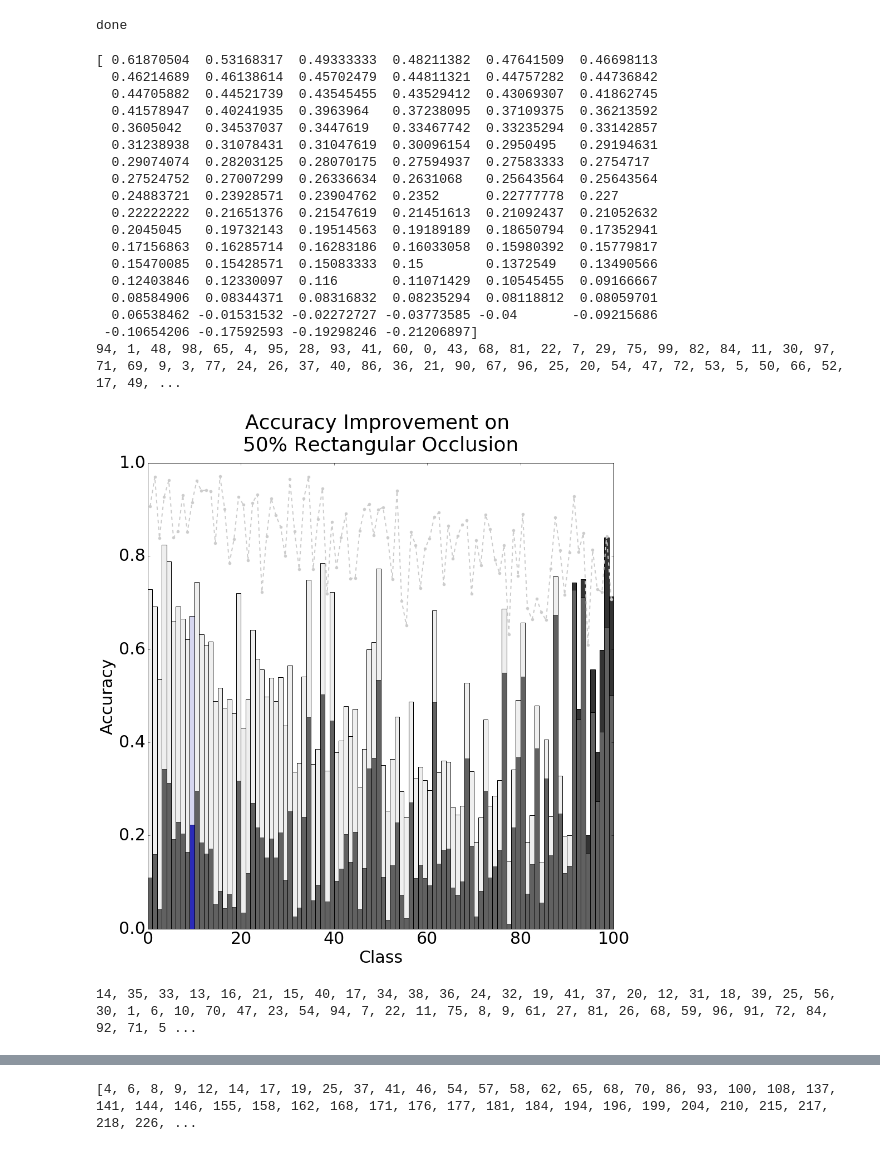
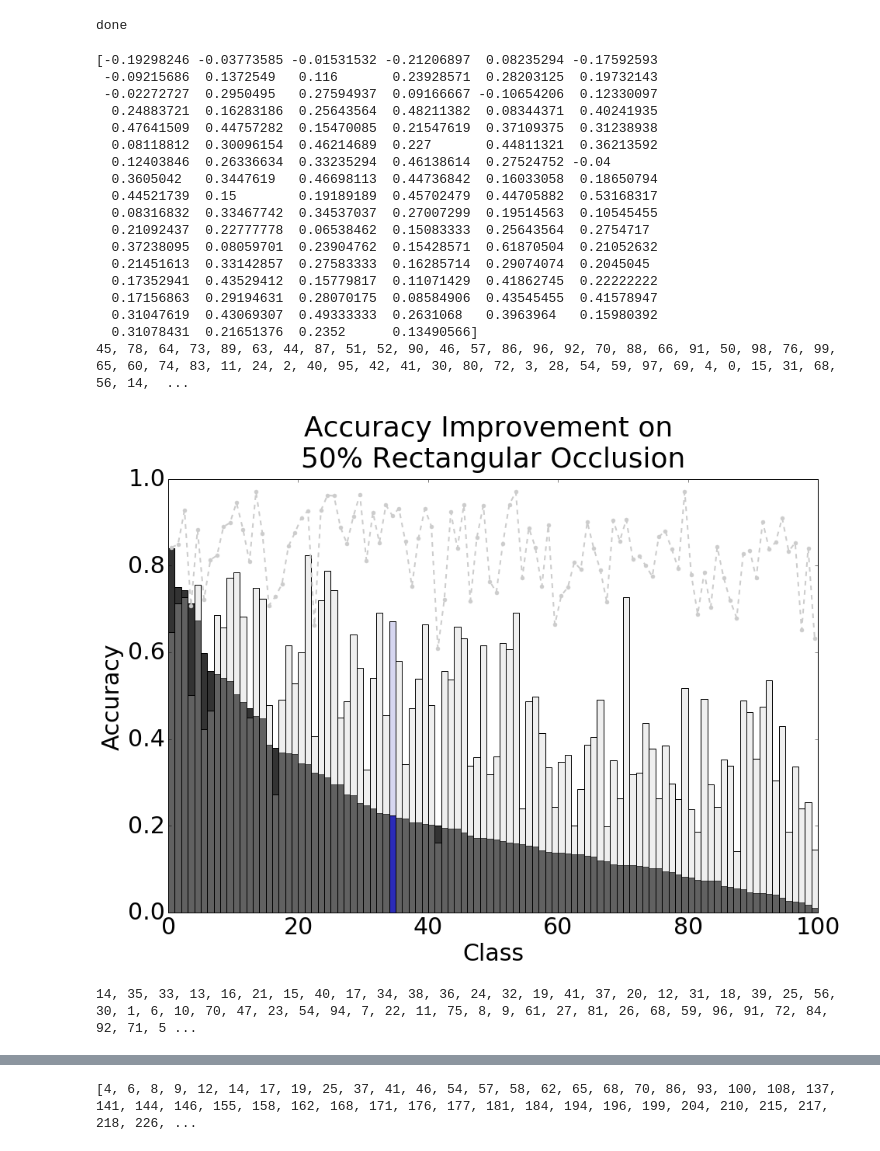
Before and after one commit to Definiter/occlusion-project, a Jupyter notebook: src/visualize_img2vec.ipynb, the cells around one changed output, grey strips where cells are left out. Saved outputs shown, nothing was run; the diff lists cells and outputs as text; code cells hidden in the pictures.

```diff
--- a/src/visualize_img2vec.ipynb
+++ b/src/visualize_img2vec.ipynb
@@ -312,17 +312,52 @@ import matplotlib.pyplot as plt
 %matplotlib inline
 from constant import *
 
+
+
+
+
+
 for model_type_str in model_type_strs:
     for model_name in model_names:
         sys.stdout.write('{}, {}\n'.format(model_type_str, model_name))
         for test_type_str in test_type_strs:
             for test_name in test_names:
                 config_key = (model_type_str, model_name, test_type_str, test_name)
+                indexed_in_lmdb = []
                 for i, label in enumerate(sample_mask_class):
                     for vec_index in sample_mask_vector:
-                        sampled_vec.append(vector_data[config_key][label][vec_index][0])
+                        indexed_in_lmdb.append(vector_data[config_key][label][vec_index][2])
+
+                lmdb_env = lmdb.open('/home/haow3/occlusion-project/data/imagenet/lmdb/test_crop_30')
+                lmdb_txn = lmdb_env.begin()
+                lmdb_cursor = lmdb_txn.cursor()
+                datum = caffe.proto.caffe_pb2.Datum()
+
+                for target_label in target_labels:
+                    count = 0
+                    for key, value in lmdb_cursor:
+                        datum.ParseFromString(value)
+                        label = datum.label
+                        if not target_label == label:
+                            continue
+                        data = caffe.io.datum_to_array(datum)
+                        image_data = [[[0 for i in range(3)] for j in range(256)] for k in range(256)]
+                        for channel in range(len(data)):
+                            for x in range(len(data[0])):
+                                for y in range(len(data[0][0])):
+                                    image_data[x][y][2 - channel] = data[channel][x][y]
+                        images[target_label].append(copy.copy(image_data))
+                        count += 1
+                        if count == 10:
+                            break
+
+
+                f = open('/home/haow3/{}.txt'.format(model_type_str + model_name), 'w')
+                lines = ['{} {}\n'.format(x[0], x[1]) for x in X]
+                f.writelines(lines)
+                f.close()
 # %%
-plt.rcParams['figure.figsize'] = (15, 15)
+plt.rcParams['figure.figsize'] = (15, 10)
 matplotlib.rcParams.update({'font.size': 30})
 
 colors = [(0,0,0,0.8), (0.8,0.8,0.8,0.3)]
@@ -345,7 +380,7 @@ for model_type_str in model_type_strs:
             point_out = [41]
             gap[:, 5] = [gap[:, 0][i] if i in point_out else 0 for i in range(class_sum)]
             gap[:, 6] = [gap[:, 1][i] if i in point_out else 0 for i in range(class_sum)]
-            gap = np.array(sorted(gap, key = lambda k: k[2], reverse = True))
+            gap = np.array(sorted(gap, key = lambda k: k[0], reverse = True))
             print gap[:, 2]
             print ', '.join(map(str, map(int, gap[:, 4])))
             plt.bar(range(class_sum), gap[:, 0], color = colors[0], width = 1) # Baseline accuracy.
@@ -356,50 +391,50 @@ for model_type_str in model_type_strs:
                      color = (0.8, 0.8, 0.8), marker = '.', linestyle = '--',\
                      linewidth = 2.0, markersize = 10.0) # Highest possible accuracy.
             plt.xlabel('Class')
             plt.ylabel('Accuracy')
             plt.title('Accuracy Improvement on \n50% Rectangular Occlusion', y = 1.02)
             plt.show()
             fig.savefig('{}img2vec/plots/accuracy_sorted_{}_{}_{}_{}.png'\
                         .format(result_root, model_type_str, model_name, test_type_str, test_name))
             plt.close()
 
 
             # Intraclass distance.
             gap = np.zeros((class_sum, 4))
             for i in range(len(model_names)): # Should be 2.
                 config_key = (model_type_str, model_names[i], test_type_str, test_name)
                 gap[:, i] = intraclass_dis[config_key]
             gap[:, 2] = gap[:, 1] - gap[:, 0]
             gap[:, 3] = range(class_sum)
             gap = np.array(sorted(gap, key = lambda k: k[0], reverse = True))
             print ', '.join(map(str, map(int, gap[:, 3])))
             plt.bar(range(class_sum), gap[:, 0], color = colors[0], width = 1)
             plt.bar(range(class_sum), gap[:, 1], color = colors[1], width = 1)
             #plt.xticks(range(class_sum), gap[:, 3])
             plt.title('Intra-class Distance Increase\nFor Model {} On Dataset {}_{}'\
                       .format(model_type_str, test_type_str, test_name))
             plt.show()
             fig.savefig('{}img2vec/plots/intraclass_distance_sorted_{}_{}_{}_{}.png'\
                         .format(result_root, model_type_str, model_name, test_type_str, test_name))
             plt.close()
 # %% [output]
-[ 0.61870504  0.53168317  0.49333333  0.48211382  0.47641509  0.46698113
-  0.46214689  0.46138614  0.45702479  0.44811321  0.44757282  0.44736842
-  0.44705882  0.44521739  0.43545455  0.43529412  0.43069307  0.41862745
-  0.41578947  0.40241935  0.3963964   0.37238095  0.37109375  0.36213592
-  0.3605042   0.34537037  0.3447619   0.33467742  0.33235294  0.33142857
-  0.31238938  0.31078431  0.31047619  0.30096154  0.2950495   0.29194631
-  0.29074074  0.28203125  0.28070175  0.27594937  0.27583333  0.2754717
-  0.27524752  0.27007299  0.26336634  0.2631068   0.25643564  0.25643564
-  0.24883721  0.23928571  0.23904762  0.2352      0.22777778  0.227
-  0.22222222  0.21651376  0.21547619  0.21451613  0.21092437  0.21052632
-  0.2045045   0.19732143  0.19514563  0.19189189  0.18650794  0.17352941
-  0.17156863  0.16285714  0.16283186  0.16033058  0.15980392  0.15779817
-  0.15470085  0.15428571  0.15083333  0.15        0.1372549   0.13490566
-  0.12403846  0.12330097  0.116       0.11071429  0.10545455  0.09166667
-  0.08584906  0.08344371  0.08316832  0.08235294  0.08118812  0.08059701
-  0.06538462 -0.01531532 -0.02272727 -0.03773585 -0.04       -0.09215686
- -0.10654206 -0.17592593 -0.19298246 -0.21206897]
-94, 1, 48, 98, 65, 4, 95, 28, 93, 41, 60, 0, 43, 68, 81, 22, 7, 29, 75, 99, 82, 84, 11, 30, 97, 71, 69, 9, 3, 77, 24, 26, 37, 40, 86, 36, 21, 90, 67, 96, 25, 20, 54, 47, 72, 53, 5, 50, 66, 52, 17, 49, ...
+[-0.19298246 -0.03773585 -0.01531532 -0.21206897  0.08235294 -0.17592593
+ -0.09215686  0.1372549   0.116       0.23928571  0.28203125  0.19732143
+ -0.02272727  0.2950495   0.27594937  0.09166667 -0.10654206  0.12330097
+  0.24883721  0.16283186  0.25643564  0.48211382  0.08344371  0.40241935
+  0.47641509  0.44757282  0.15470085  0.21547619  0.37109375  0.31238938
+  0.08118812  0.30096154  0.46214689  0.227       0.44811321  0.36213592
+  0.12403846  0.26336634  0.33235294  0.46138614  0.27524752 -0.04
+  0.3605042   0.3447619   0.46698113  0.44736842  0.16033058  0.18650794
+  0.44521739  0.15        0.19189189  0.45702479  0.44705882  0.53168317
+  0.08316832  0.33467742  0.34537037  0.27007299  0.19514563  0.10545455
+  0.21092437  0.22777778  0.06538462  0.15083333  0.25643564  0.2754717
+  0.37238095  0.08059701  0.23904762  0.15428571  0.61870504  0.21052632
+  0.21451613  0.33142857  0.27583333  0.16285714  0.29074074  0.2045045
+  0.17352941  0.43529412  0.15779817  0.11071429  0.41862745  0.22222222
+  0.17156863  0.29194631  0.28070175  0.08584906  0.43545455  0.41578947
+  0.31047619  0.43069307  0.49333333  0.2631068   0.3963964   0.15980392
+  0.31078431  0.21651376  0.2352      0.13490566]
+45, 78, 64, 73, 89, 63, 44, 87, 51, 52, 90, 46, 57, 86, 96, 92, 70, 88, 66, 91, 50, 98, 76, 99, 65, 60, 74, 83, 11, 24, 2, 40, 95, 42, 41, 30, 80, 72, 3, 28, 54, 59, 97, 69, 4, 0, 15, 31, 68, 56, 14,  ...
-[figure, old version]
+[figure, new version]
 14, 35, 33, 13, 16, 21, 15, 40, 17, 34, 38, 36, 24, 32, 19, 41, 37, 20, 12, 31, 18, 39, 25, 56, 30, 1, 6, 10, 70, 47, 23, 54, 94, 7, 22, 11, 75, 8, 9, 61, 27, 81, 26, 68, 59, 96, 91, 72, 84, 92, 71, 5 ...
```
Also changed, not shown: parts of 1 cell of this notebook, 7 other files.
